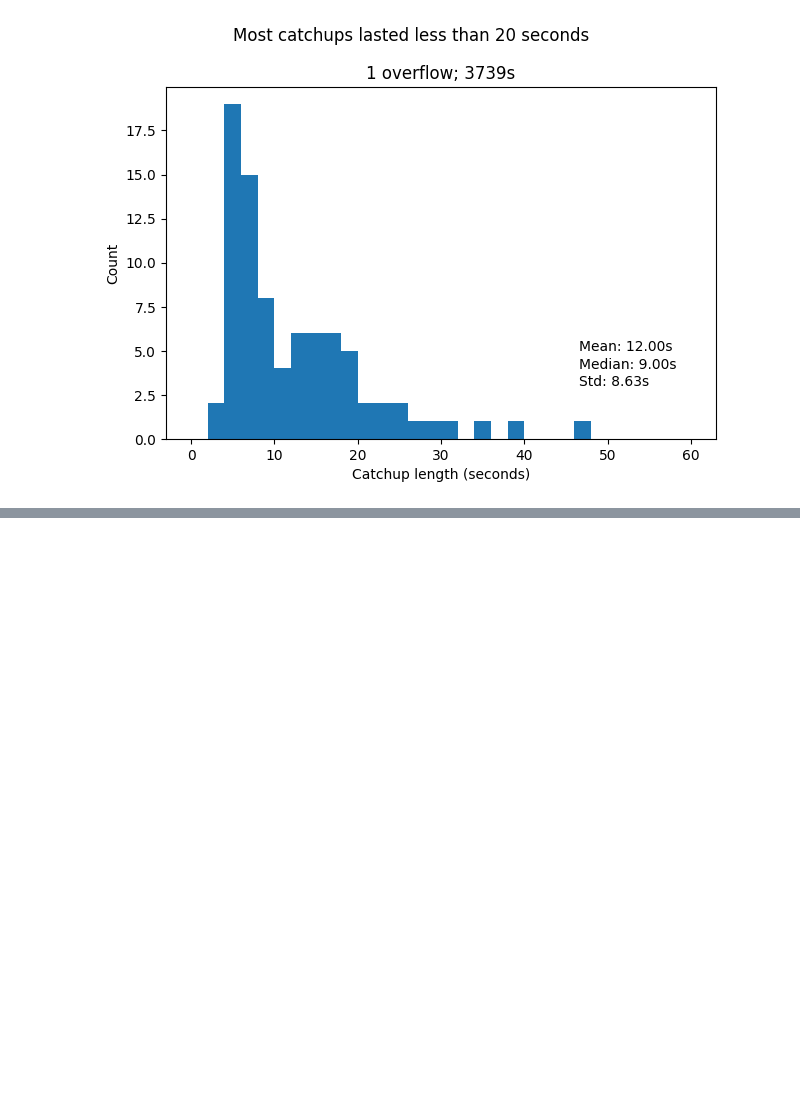
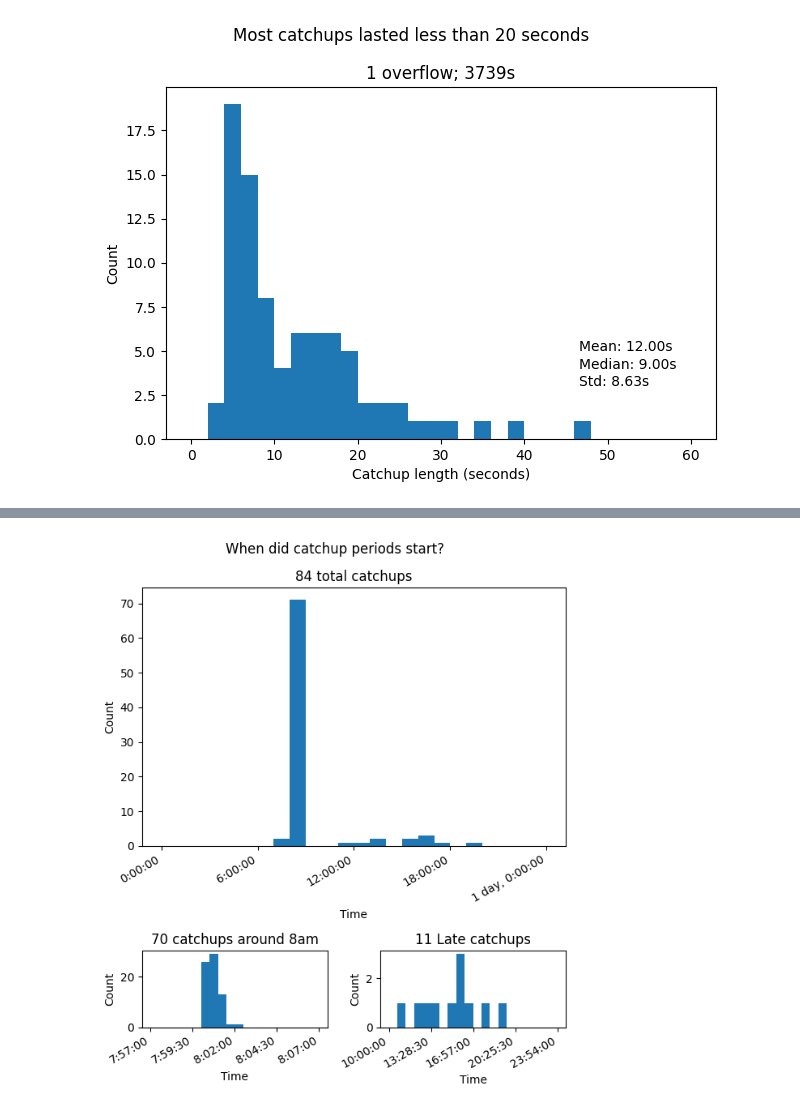
Before and after one commit to richard-lane/seaco_malaysia, a Jupyter notebook: catchups.ipynb, the cells around one changed output, grey strips where cells are left out. Drawn from its saved outputs; the diff is of its cells as text; code cells hidden in the pictures; blank space fills up the shorter version.

Commit message:
catchups hist

```diff
--- a/catchups.ipynb
+++ b/catchups.ipynb
@@ -4,18 +18,4 @@
 # %%
-"""
-Find how long a catchup period typically was
-
-"""
-import numpy as np
-
-from ema import read
-
-meal_df = read.raw_meal_info()
-
-# Add a timestamp
-meal_df["Datetime"] = read._datetime(meal_df)
-meal_df.set_index("Datetime", inplace=True)
-
 catchup = False
 start_time = None
 catchup_lengths = []
@@ -25,7 +25,7 @@ times_in_current_period = []
 
 for time, entry in meal_df["meal_type"].items():
     # We're currently in a catchup period
-    if catchup:
+    if catchup and entry not in {"Catch-up start", "Catch-up end"}:
         time_since_start = (time - start_time).seconds
         times_in_current_period.append(time_since_start)
 
@@ -40,7 +40,6 @@ for time, entry in meal_df["meal_type"].items():
         times_since_start.append(times_in_current_period)
         catchup_lengths.append((time - start_time).seconds)
         start_times.append(start_time.time())
-        catchup = False
 
 # We don't need this any more
 del times_in_current_period
@@ -147,0 +82,61 @@ fig.savefig("img/catchup_times.png", dpi=300)
+# %%
+"""
+When did they occur?
+
+"""
+import datetime
+
+seconds_past_midnight = [
+    time.hour * 3600 + time.minute * 60 + time.second for time in start_times
+]
+
+print(((np.sort(seconds_past_midnight)[:3] / 3600 ) - 7) * 60)
+print(((np.sort(seconds_past_midnight)[70:73] / 3600) - 8) * 60)
+
+
+def hist(axis: plt.Axes, bins: np.ndarray, title_suffix: str):
+    """
+    Plot a histogram and set the title
+
+    """
+    counts, *_ = axis.hist(seconds_past_midnight, bins=bins)
+    axis.set_title(f"{int(np.sum(counts))} {title_suffix}")
+
+    ticks = np.linspace(bins[0], bins[-1], 5)
+    axis.set_xticks(
+        ticks,
+        labels=[str(datetime.timedelta(seconds=time)) for time in ticks],
+        rotation=30,
+        ha="right",
+    )
+
+    return int(np.sum(counts))
+
+
+fig, axes = plt.subplot_mosaic("AAAA\nAAAA\nBBCC", figsize=(6, 7))
+
+# The whole period
+all_bins = np.linspace(0, 24 * 3600, 25)
+total = hist(axes["A"], all_bins, "total catchups")
+
+# Around 8am
+early_bins = 3600 * 8 + 60 * np.linspace(-3, 7, 21)
+early = hist(axes["B"], early_bins, "catchups around 8am")
+
+# Later in the afternoon/evening
+late_bins = 3600 * 10 + 3600 * np.linspace(0, 13.9, 21)
+late = hist(axes["C"], late_bins, "Late catchups")
+
+fig.suptitle("When did catchup periods start?")
+
+# There also may be some missing
+print(total - (early + late))
+
+for axis in axes.values():
+    axis.set_xlabel("Time")
+    axis.set_ylabel("Count")
+# fig.autofmt_xdate()
+fig.tight_layout()
+
+fig.savefig("img/catchup_times.png", dpi=300)
+# %% [output]
@@ -148,3 +146,4 @@ fig.savefig("img/catchup_times.png", dpi=300)
+[figure, added]
 # %%
 """
 For valid periods, how long do the entries after the start of the catchup period take?
```
Also changed, not shown: parts of 6 cells of this notebook.
